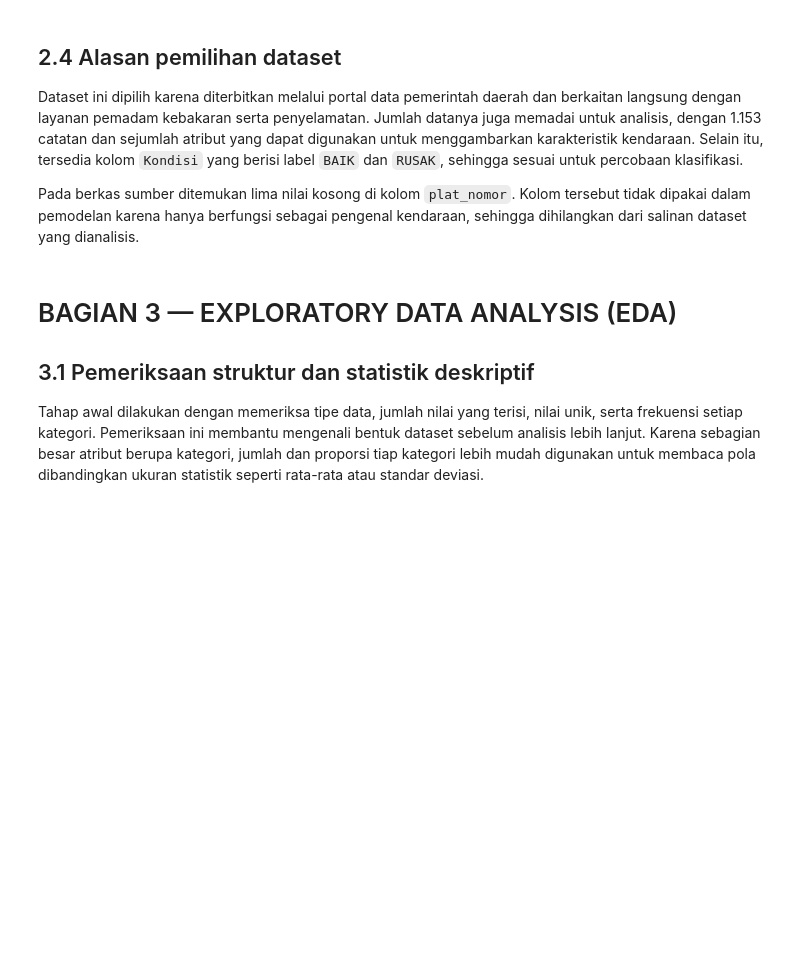
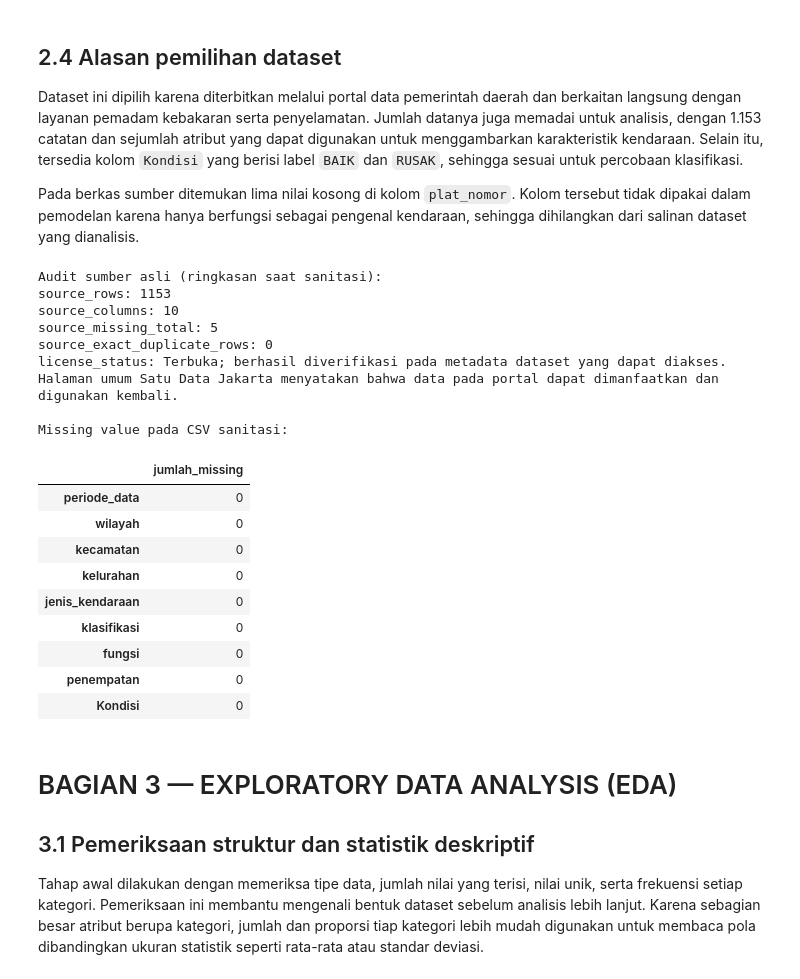
Before and after one commit to Dwiio/50_IF-E_NextLevel, a Jupyter notebook: projek_NextLevel_IF-E.ipynb, the cells around one changed output. Cells and saved outputs as stored; diff of their text form; code cells hidden in the pictures; blank space fills up the shorter version.

```diff
--- a/projek_NextLevel_IF-E.ipynb
+++ b/projek_NextLevel_IF-E.ipynb
@@ -162,6 +162,31 @@ display(data_dictionary)
 Dataset ini dipilih karena diterbitkan melalui portal data pemerintah daerah dan berkaitan langsung dengan layanan pemadam kebakaran serta penyelamatan. Jumlah datanya juga memadai untuk analisis, dengan 1.153 catatan dan sejumlah atribut yang dapat digunakan untuk menggambarkan karakteristik kendaraan. Selain itu, tersedia kolom `Kondisi` yang berisi label `BAIK` dan `RUSAK`, sehingga sesuai untuk percobaan klasifikasi.
 
 Pada berkas sumber ditemukan lima nilai kosong di kolom `plat_nomor`. Kolom tersebut tidak dipakai dalam pemodelan karena hanya berfungsi sebagai pengenal kendaraan, sehingga dihilangkan dari salinan dataset yang dianalisis.
+# %%
+print("Audit sumber asli (ringkasan saat sanitasi):")
+for key in ["source_rows", "source_columns", "source_missing_total", "source_exact_duplicate_rows", "license_status"]:
+    print(f"{key}: {source_audit.get(key, 'tidak tersedia')}")
+print("\nMissing value pada CSV sanitasi:")
+display(df_source.isna().sum().to_frame("jumlah_missing"))
+# %% [output]
+Audit sumber asli (ringkasan saat sanitasi):
+source_rows: 1153
+source_columns: 10
+source_missing_total: 5
+source_exact_duplicate_rows: 0
+license_status: Terbuka; berhasil diverifikasi pada metadata dataset yang dapat diakses. Halaman umum Satu Data Jakarta menyatakan bahwa data pada portal dapat dimanfaatkan dan digunakan kembali.
+
+Missing value pada CSV sanitasi:
+|  | jumlah_missing |
+| periode_data | 0 |
+| wilayah | 0 |
+| kecamatan | 0 |
+| kelurahan | 0 |
+| jenis_kendaraan | 0 |
+| klasifikasi | 0 |
+| fungsi | 0 |
+| penempatan | 0 |
+| Kondisi | 0 |
 # %% [markdown]
 # BAGIAN 3 — EXPLORATORY DATA ANALYSIS (EDA)
 
```
Also changed, not shown: parts of 1 cell of this notebook.
